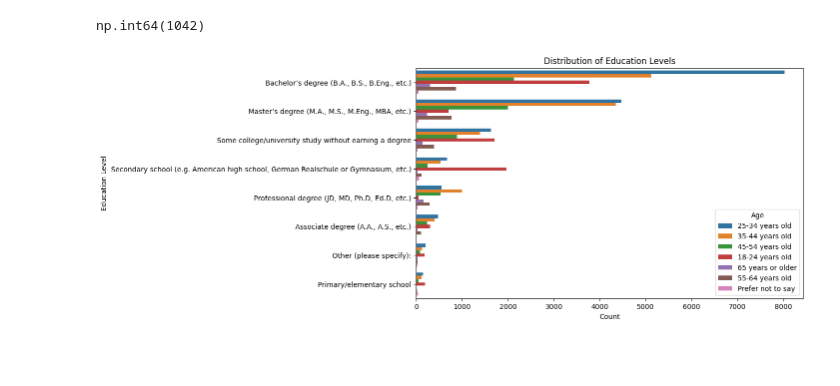
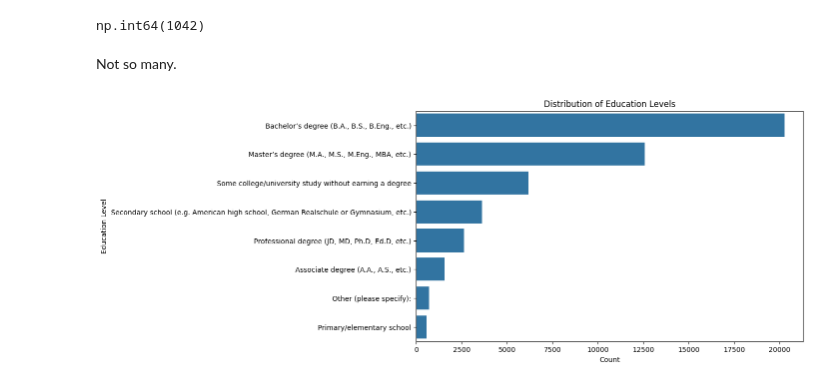
Before and after one commit to STetiana/stackoverflow_buddies, a Jupyter notebook: stackoverflow_eda.ipynb, the cells around one changed output. Saved outputs shown, nothing was run; the diff lists cells and outputs as text; code cells hidden in the pictures; blank space fills up the shorter version.

```diff
--- a/stackoverflow_eda.ipynb
+++ b/stackoverflow_eda.ipynb
@@ -62,9 +164,12 @@ import matplotlib.pyplot as plt
+# %% [markdown]
+Not so many.
 # %%
+# Visualizing the distribution of education levels among respondents
 plt.figure(figsize=(10, 6))
-sns.countplot(data=df, y="EdLevel", order=df["EdLevel"].value_counts().index, hue="Age")
+sns.countplot(data=df, y="EdLevel", order=df["EdLevel"].value_counts().index)
 plt.title("Distribution of Education Levels")
 plt.xlabel("Count")
 plt.ylabel("Education Level")
 plt.show()
 # %% [output]
-[figure, old version]
+[figure, new version]
```
Also changed, not shown: parts of 59 cells of this notebook.
